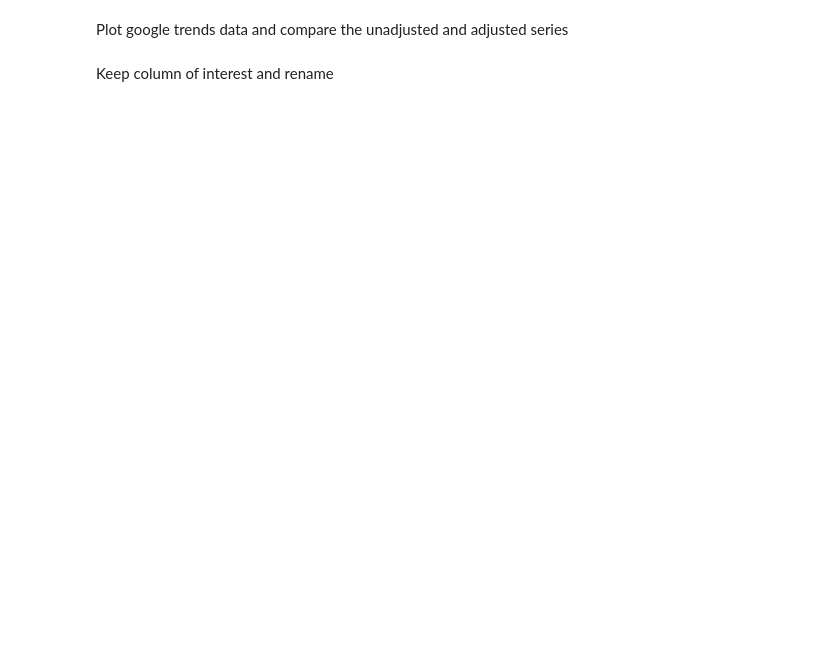
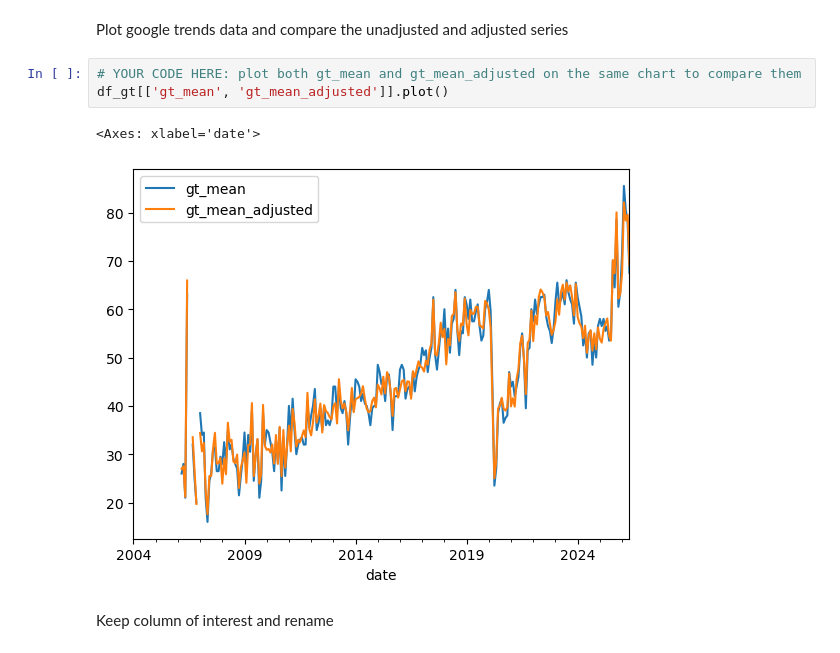
Before and after one commit to guerreroda/nwcst_jam, a Jupyter notebook: activity/s3e_build.ipynb, the cells around one changed output. Drawn from its saved outputs; the diff is of its cells as text; blank space fills up the shorter version.

```diff
--- a/activity/s3e_build.ipynb
+++ b/activity/s3e_build.ipynb
@@ -94,5 +166,11 @@ df_gt.head(5)
 # %% [markdown]
 Plot google trends data and compare the unadjusted and adjusted series
+# %%
+# YOUR CODE HERE: plot both gt_mean and gt_mean_adjusted on the same chart to compare them
+df_gt[['gt_mean', 'gt_mean_adjusted']].plot()
+# %% [output]
+<Axes: xlabel='date'>
+[figure, added]
 # %% [markdown]
 Keep column of interest and rename
 # %%
```
Also changed, not shown: parts of 25 cells of this notebook, 6 other files.
